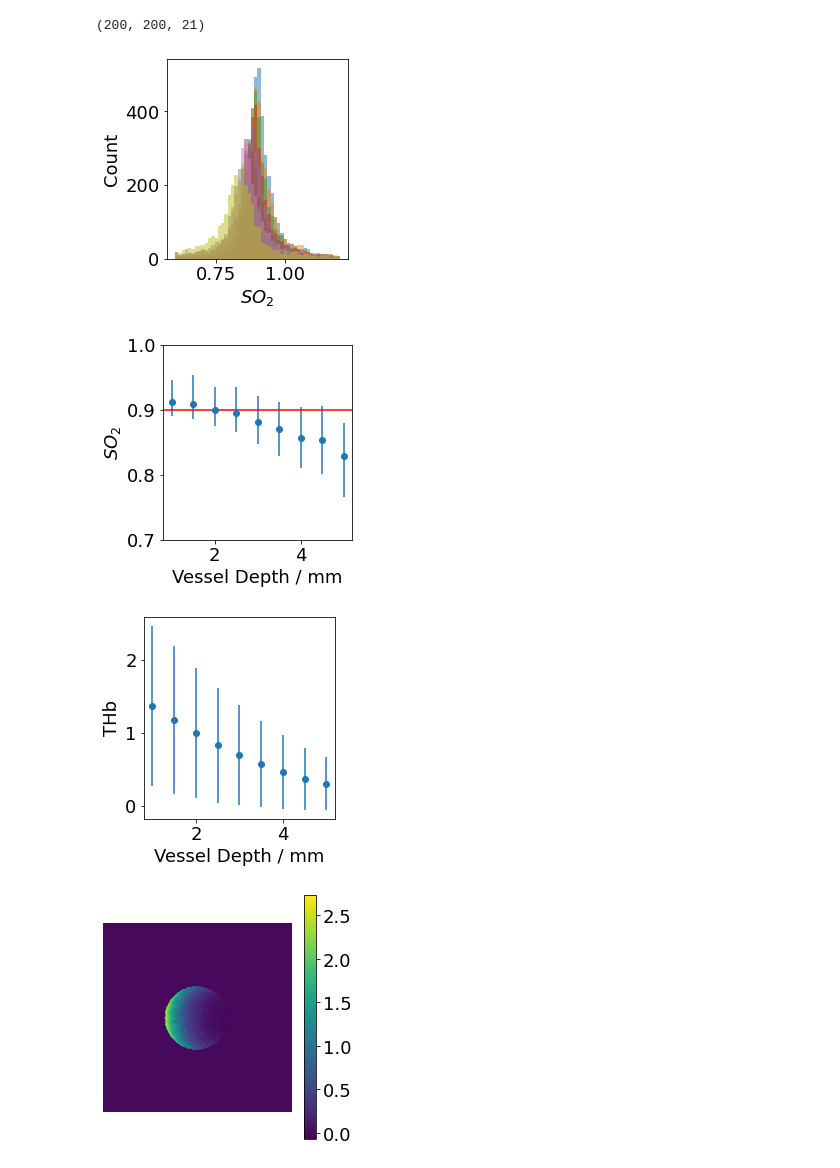
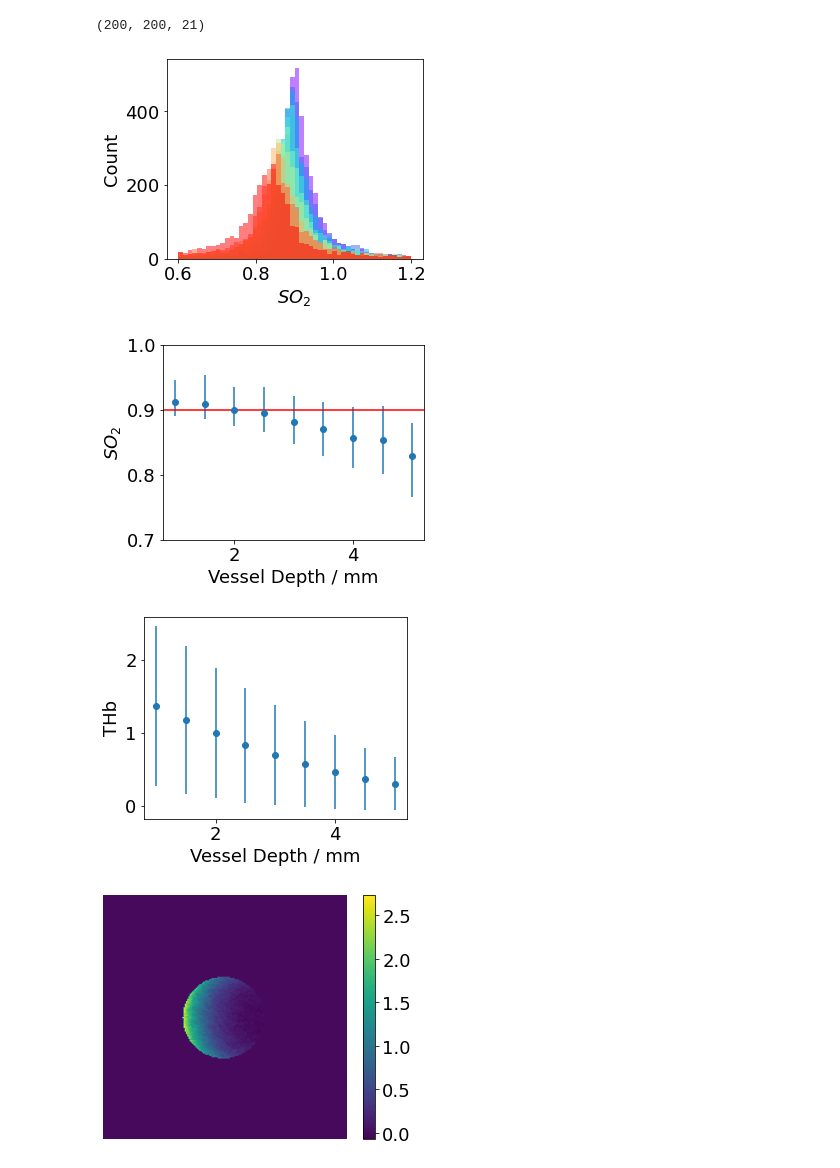
Before and after one commit to tomelse/SkinPhantomSimulations, a Jupyter notebook: Exp3/Vessel Depth Analysis.ipynb, the cells around one changed output. Cells and saved outputs as stored; diff of their text form; code cells hidden in the pictures.

```diff
--- a/Exp3/Vessel Depth Analysis.ipynb
+++ b/Exp3/Vessel Depth Analysis.ipynb
@@ -9,7 +9,7 @@ import matplotlib
 from pymcx import read_output_file, load_mcx_settings
 from spectra import blood_mu_a, melanosome_mu_a, water_mu_a
 
-matplotlib.rcParams['figure.figsize'] = (4,4)
+matplotlib.rcParams['figure.figsize'] = (5,4)
 matplotlib.rcParams.update({'font.size': 18})
 # %% [markdown]
 Load the list of parameters run and the files containing the output and settings files. The constant variables are removed for the summary tables.
@@ -99,12 +99,15 @@ plt.show()
 # Calculate the mean absorption spectra over the entire blood vessel over the independent variable.
 mean_specs = [np.mean(result[volume_numbered[i] == 4], axis=0) for i, result in enumerate(ms_results)]
 
+evenly_spaced_interval = np.linspace(0, 1, len(mean_specs))
+line_colors = [matplotlib.cm.rainbow(x) for x in evenly_spaced_interval]
+
 wavelengths = parameters["Wavelength"].unique()
-for spec, label in zip(mean_specs, labels):
-    plt.plot(1e9*wavelengths, spec/np.mean(spec), label=label)
+for spec, label, color in zip(mean_specs, labels, line_colors):
+    plt.plot(1e9*wavelengths, spec/np.mean(spec), label=label, color=color)
 plt.xlabel("Wavelength / nm")
 plt.ylabel("Normalised Absorption")
 plt.tight_layout()
-plt.savefig("../FiguresOutput/depth_spec.png")
+plt.savefig("../FiguresOutput/depth_spec.png", bbox_inches = 'tight', pad_inches = 0)
 plt.show()
 # %% [output]
@@ -131,46 +134,49 @@ THb = [M[:, :, 1]+M[:, :, 0] for M in unmixed]
 # %% [output]
 (200, 200, 21)
 # %%
-for i, (s, label) in enumerate(zip(so2, labels)):
-    plt.hist(s[volume_numbered[i] == 4], bins=50, range=(0.6,1.2), label=label, alpha=0.5)
+evenly_spaced_interval = np.linspace(0, 1, len(labels))
+line_colors = [matplotlib.cm.rainbow(x) for x in evenly_spaced_interval]
+
+for i, (s, label, color) in enumerate(zip(so2, labels, line_colors)):
+    plt.hist(s[volume_numbered[i] == 4], bins=50, range=(0.6,1.2), label=label, alpha=0.5, color=color)
 plt.xlabel("$SO_2$")
 plt.ylabel("Count")
 plt.tight_layout()
-plt.savefig("../FiguresOutput/depth_SO2_hist.png")
+plt.savefig("../FiguresOutput/depth_SO2_hist.png", bbox_inches = 'tight', pad_inches = 0)
 plt.show()
 
 so2s = [s[volume_numbered[i] == 4] for i, s in enumerate(so2)]
 means = np.array(list(map(np.median, so2s)))
 stds = np.abs(means[:, None] - np.array(list(map(lambda x:np.percentile(x,[25,75]), so2s))))
 
 #plt.boxplot([s[volume_numbered[i] == 4] for i, s in enumerate(so2)], showfliers=False, labels=labels_um)
 plt.errorbar(labels_um, means, yerr=stds.T, fmt="o")
 plt.xlabel(r"Vessel Depth / mm")
 plt.ylabel("$SO_2$")
 plt.ylim([0.7,1])
 plt.axhline(0.9, c="r")
 plt.tight_layout()
-plt.savefig("../FiguresOutput/depth_SO2.png")
+plt.savefig("../FiguresOutput/depth_SO2.png", bbox_inches = 'tight', pad_inches = 0)
 
 plt.show()
 
 
 so2s = [s[volume_numbered[i] == 4] for i, s in enumerate(THb)]
 means = np.array(list(map(np.mean, so2s)))
 stds = np.array(list(map(np.std, so2s)))
 
 #plt.boxplot([s[volume_numbered[i] == 4] for i, s in enumerate(so2)], showfliers=False, labels=labels_um)
 plt.errorbar(labels_um, means, yerr=stds.T, fmt="o")
 plt.xlabel(r"Vessel Depth / mm")
 plt.ylabel("THb")
 plt.tight_layout()
-plt.savefig("../FiguresOutput/depth_THb.png")
+plt.savefig("../FiguresOutput/depth_THb.png", bbox_inches = 'tight', pad_inches = 0)
 
 plt.show()
 # %% [output]
-[figure, old version]
+[figure, new version]
-[figure, old version]
+[figure, new version]
-[figure, old version]
+[figure, new version]
 # %%
 # Check that we're selecting the correct ROI
 n=5
@@ -180,7 +186,7 @@ plt.axis("off")
 plt.tight_layout()
 plt.show()
 # %% [output]
-[figure, old version]
+[figure, new version]
 # %%
 # SO2
 plt.imshow(so2[n].T, cmap="YlOrRd", clim=(0.7,1.1))
```
Also changed, not shown: parts of 5 cells of this notebook, 33 other files.
